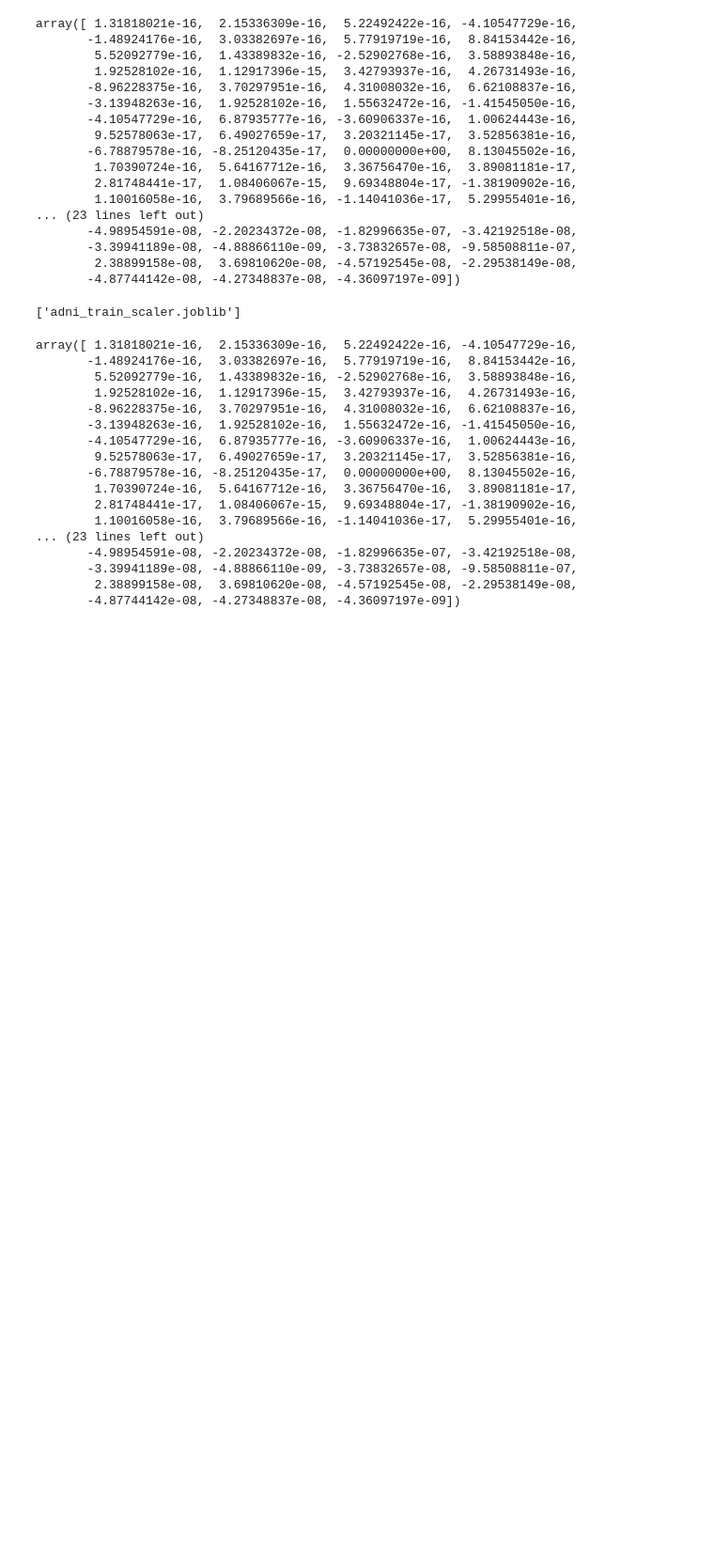
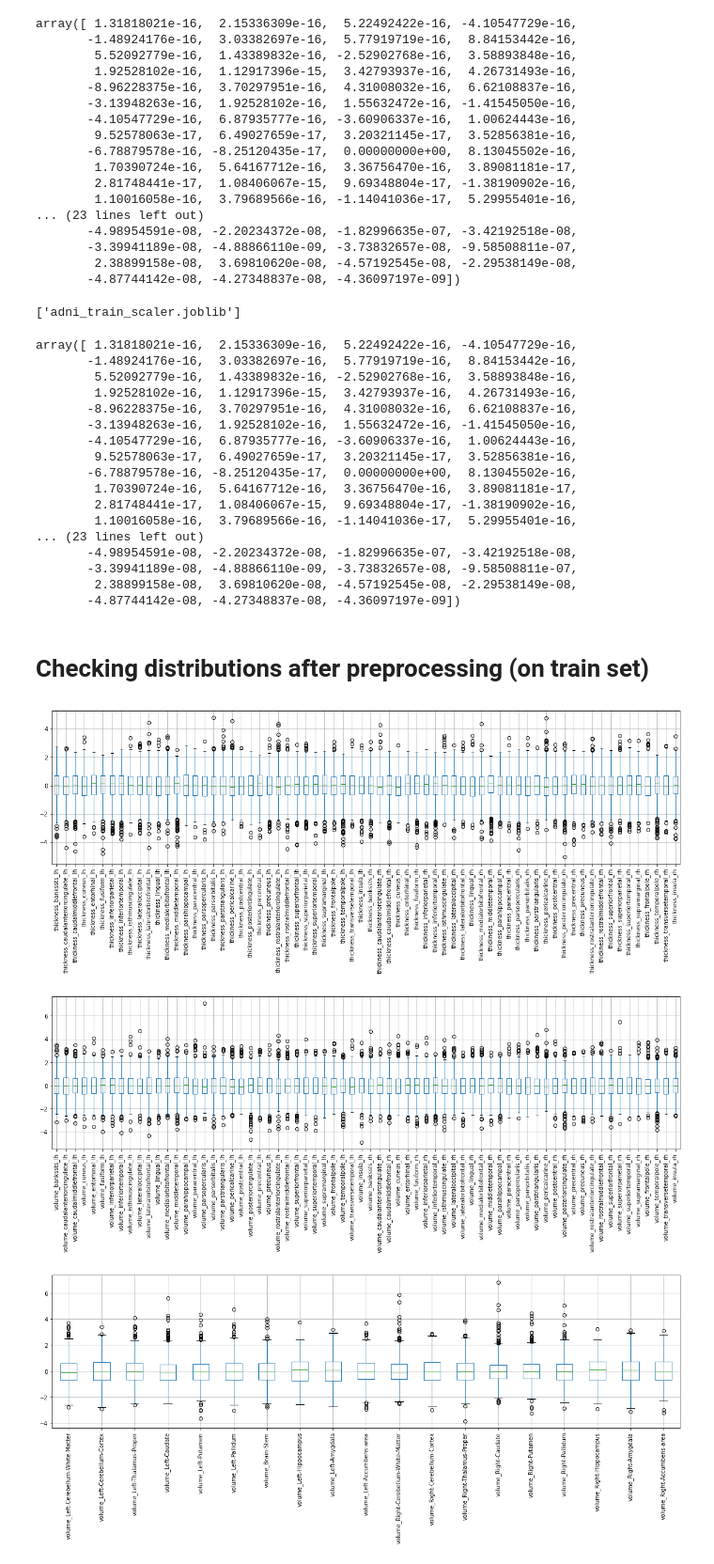
Before and after one commit to tighu20/adni_phenotypes, a Jupyter notebook: data/Preprocessing ADNI data.ipynb, the cells around one changed output. Shown: that part at 94% size. Saved outputs shown, nothing was run; the diff lists cells and outputs as text; code cells hidden in the pictures; blank space fills up the shorter version.

Commit message:
nacc data. preprocessing and data checks

```diff
--- a/data/Preprocessing ADNI data.ipynb
+++ b/data/Preprocessing ADNI data.ipynb
@@ -234,3 +248,20 @@ array([ 1.31818021e-16,  2.15336309e-16,  5.22492422e-16, -4.10547729e-16,
        -3.39941189e-08, -4.88866110e-09, -3.73832657e-08, -9.58508811e-07,
         2.38899158e-08,  3.69810620e-08, -4.57192545e-08, -2.29538149e-08,
        -4.87744142e-08, -4.27348837e-08, -4.36097197e-09])
+# %% [markdown]
+# Checking distributions after preprocessing (on train set)
+# %%
+X_train_scaled = pd.read_csv('adni_train_scaled_corrected.csv', index_col=0)
+
+for feats in [features_cort, features_vol, features_vol_extra]:
+    tmp_df = X_train_scaled.loc[:, feats]
+
+    plt.figure(figsize=(20, 5))
+    tmp_df.boxplot(rot=90)
+
+    plt.show()
+    plt.close()
+# %% [output]
+[figure, added]
+[figure, added]
+[figure, added]
```
Also changed, not shown: parts of 2 cells of this notebook, 5 other files.
